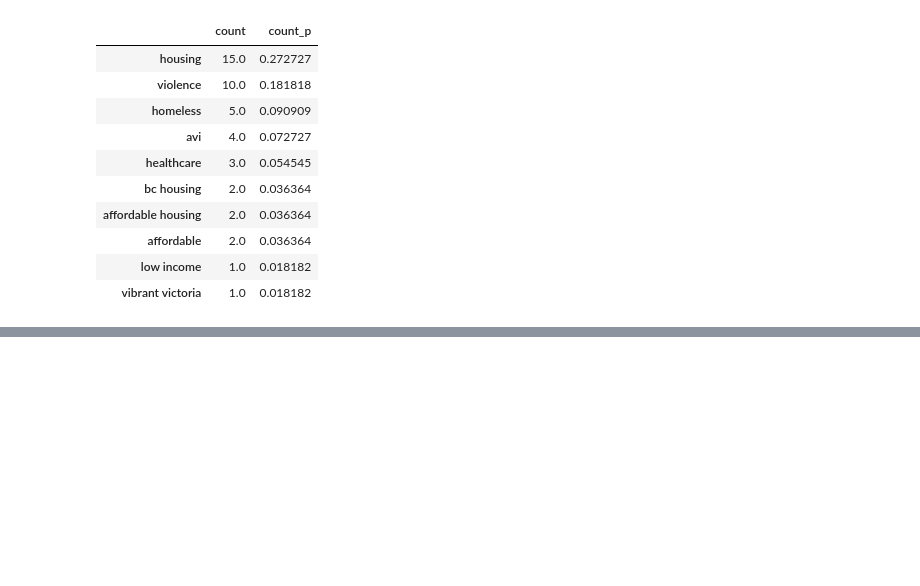
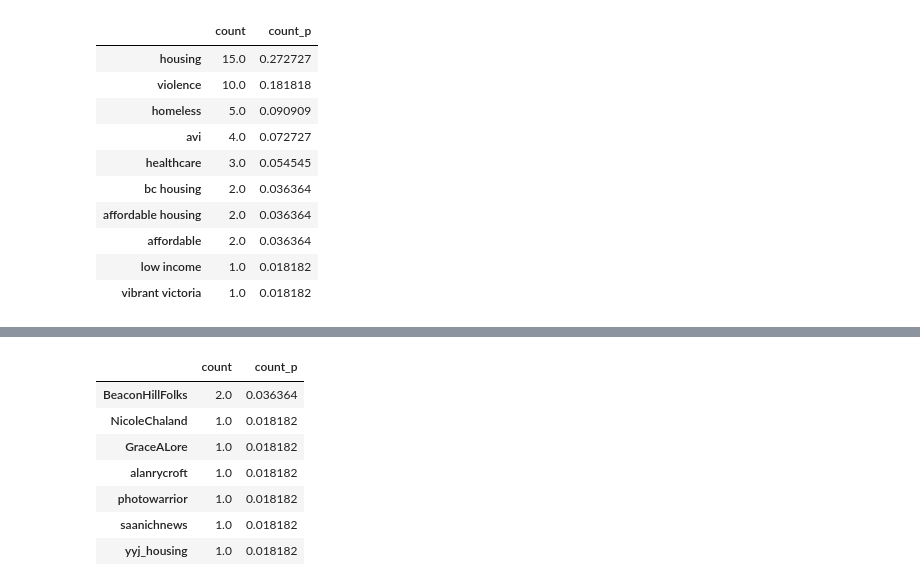
Before and after one commit to Statisticians-Without-Borders-GVCEH/SWB-GVCEH, a Jupyter notebook: scraper/verification round 1/analysis.ipynb, the cells around one changed output, grey strips where cells are left out. Saved outputs shown, nothing was run; the diff lists cells and outputs as text; code cells hidden in the pictures; blank space fills up the shorter version.

```diff
--- a/scraper/verification round 1/analysis.ipynb
+++ b/scraper/verification round 1/analysis.ipynb
@@ -221,0 +340,11 @@ top_keywords(df_rel)
+# %%
+top_influencers(df_rel)
+# %% [output]
+|  | count | count_p |
+| BeaconHillFolks | 2.0 | 0.036364 |
+| NicoleChaland | 1.0 | 0.018182 |
+| GraceALore | 1.0 | 0.018182 |
+| alanrycroft | 1.0 | 0.018182 |
+| photowarrior | 1.0 | 0.018182 |
+| saanichnews | 1.0 | 0.018182 |
+| yyj_housing | 1.0 | 0.018182 |
```
Also changed, not shown: parts of 5 cells of this notebook.
